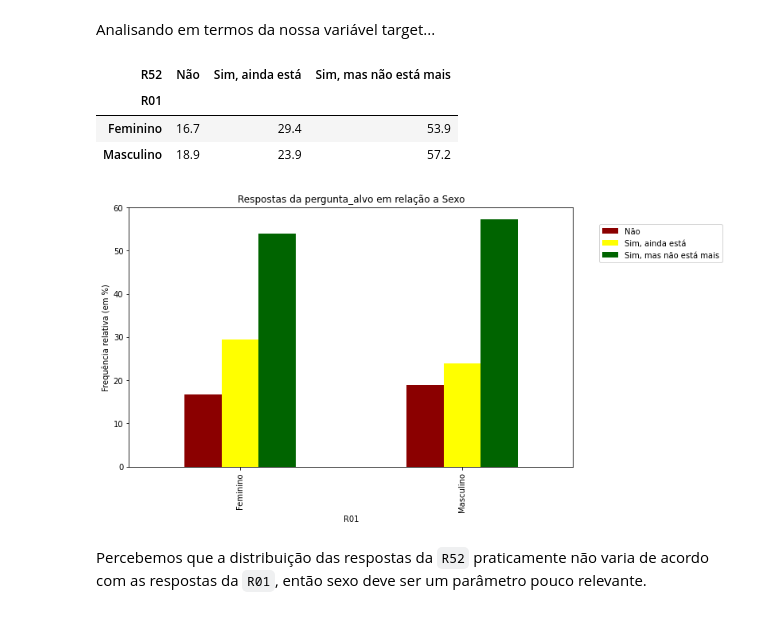
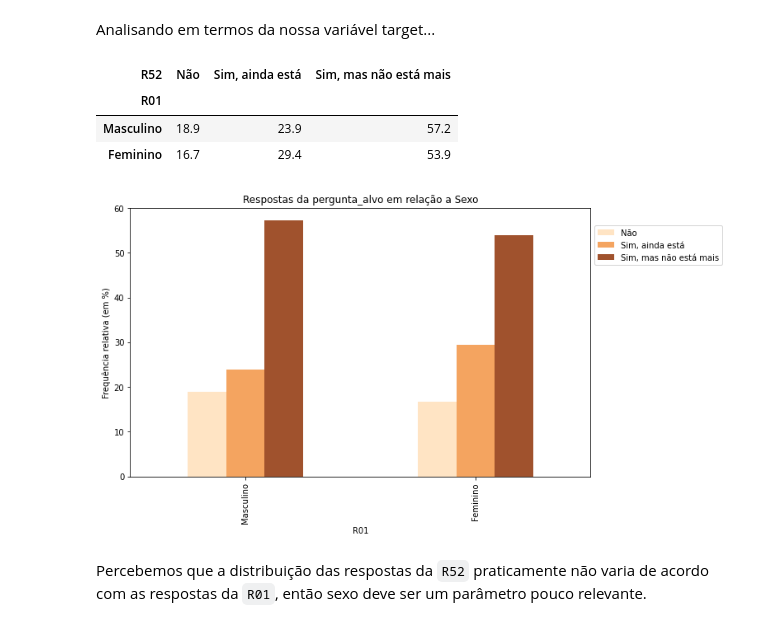
Before and after one commit to insper-classroom/23-1a-cd-p2-anderson_samuel_vinicius, a Jupyter notebook: Relatório.ipynb, the cells around one changed output. Saved outputs shown, nothing was run; the diff lists cells and outputs as text; code cells hidden in the pictures.

```diff
--- a/Relatório.ipynb
+++ b/Relatório.ipynb
@@ -569,0 +606,3 @@ Isso indica que há boas chances de a localização geográfica ser um fator rel
+# %%
+separate_regiao = pd.get_dummies(responsaveis_df['Região'])
+separate_regiao.head(5)
@@ -570,3 +616,6 @@ Isso indica que há boas chances de a localização geográfica ser um fator rel
+# %%
+responsaveis_df.drop('CODUF', axis='columns', inplace=True)
+responsaveis_df = pd.concat([responsaveis_df, separate_regiao], axis=1)
 # %% [markdown]
 **R01**
 # %% [markdown]
@@ -576,6 +625,6 @@ responsaveis_df.R01.dtypes
 # %% [output]
 dtype('int64')
 # %%
-responsaveis_df.R01 = responsaveis_df.R01.map({1:'Masculino', 2:'Feminino'})
-responsaveis_df = responsaveis_df.astype('category')
+responsaveis_df.R01 = responsaveis_df.R01.astype('category')
+analysis_R01 = responsaveis_df.R01.map({1:'Masculino', 2:'Feminino'})
 # %%
@@ -595,24 +644,24 @@ plt.show()
 # %% [markdown]
 Analisando em termos da nossa variável target...
 # %%
-serasa_x_sexo = pd.crosstab(responsaveis_df.R01, responsaveis_df.R52, normalize='index').round(3)*100
+serasa_x_sexo = pd.crosstab(analysis_R01, responsaveis_df.R52, normalize='index').round(3)*100
 serasa_x_sexo
 # %% [output]
 | R52 | Não | Sim, ainda está | Sim, mas não está mais |
 | R01 |  |  |  |
+| Masculino | 18.9 | 23.9 | 57.2 |
 | Feminino | 16.7 | 29.4 | 53.9 |
-| Masculino | 18.9 | 23.9 | 57.2 |
 # %%
-cores = ['darkred', 'yellow','darkgreen']
+cores = ['bisque', 'sandybrown','sienna']
 
 serasa_x_sexo.plot.bar(color = cores, figsize=(10, 6))
 plt.ylabel('Frequência relativa (em %)')
 plt.legend(loc='center')
-plt.legend(bbox_to_anchor=(1.05, 0.95)); # Coloca legenda para fora da janela gráfica
+plt.legend(bbox_to_anchor=(1.00, 0.95)); # Coloca legenda para fora da janela gráfica
 plt.title('Respostas da pergunta_alvo em relação a Sexo')
 plt.show()
 # %% [output]
-[figure, old version]
+[figure, new version]
 # %% [markdown]
 Percebemos que a distribuição das respostas da `R52` praticamente não varia de acordo com as respostas da `R01`, então sexo deve ser um parâmetro pouco relevante.
 # %% [markdown]
```
Also changed, not shown: parts of 42 cells of this notebook.
